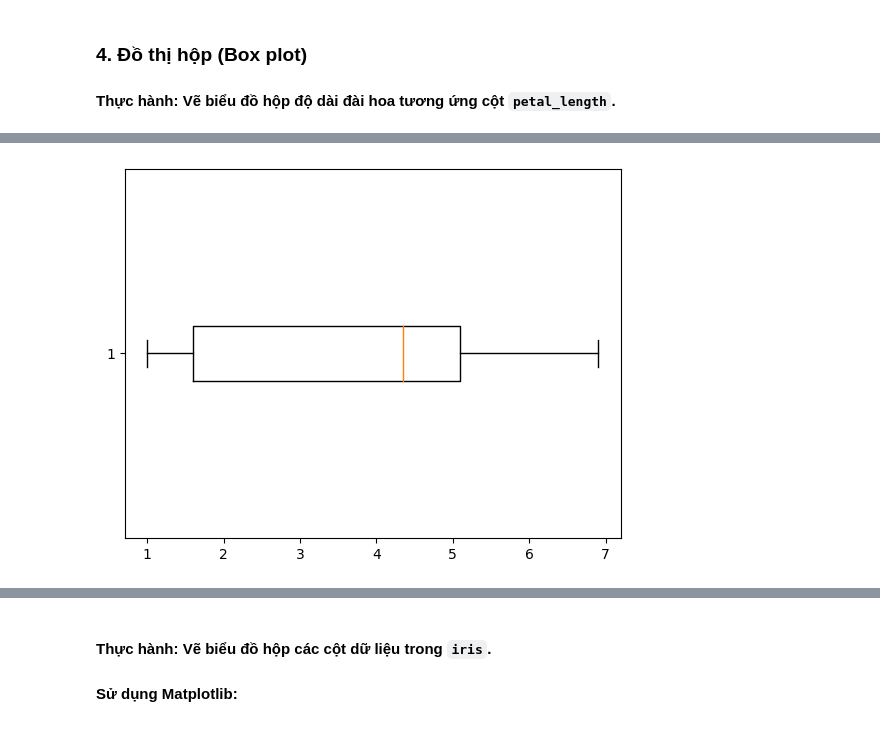
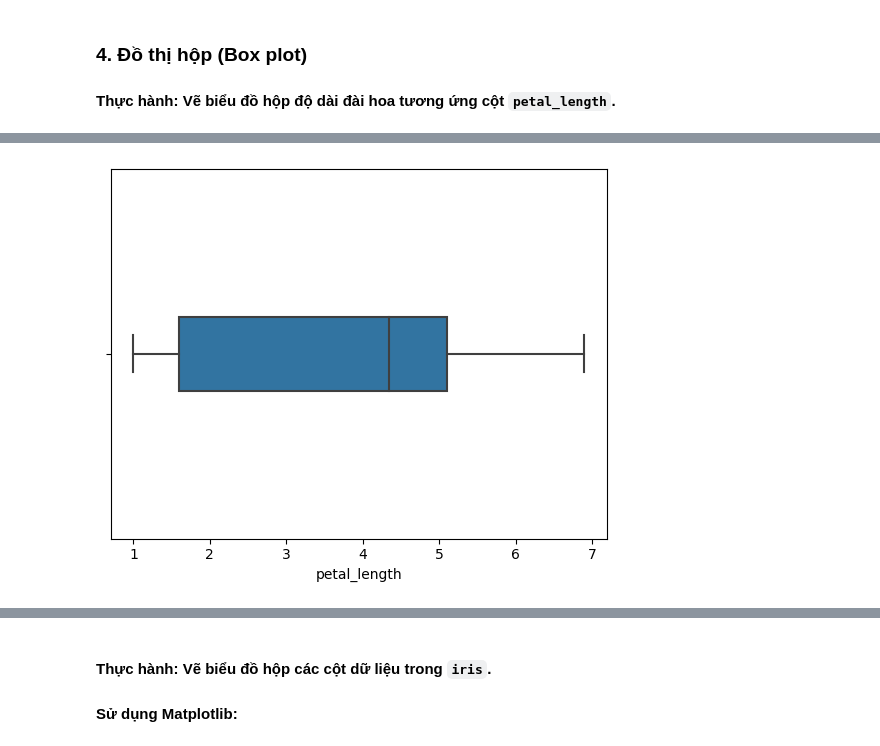
Before and after one commit to honghanhh/mci_python_33a8_l1, a Jupyter notebook: Live Slides/Live Lecture 7/Tranlhb_Live_Lecture_07-Copy1.ipynb, the cells around one changed output, grey strips where cells are left out. Cells and saved outputs as stored; diff of their text form; code cells hidden in the pictures.

```diff
--- a/Live Slides/Live Lecture 7/Tranlhb_Live_Lecture_07-Copy1.ipynb
+++ b/Live Slides/Live Lecture 7/Tranlhb_Live_Lecture_07-Copy1.ipynb
@@ -226,3 +226,6 @@ plt.show()
 [figure]
 # %% [markdown]
 ### 2. Đồ thị phân phối (Histogram/Distribution)
+# %%
+iris = sns.load_dataset('iris')
+iris.head(5)
@@ -298,3 +379,5 @@ Name: petal_length, dtype: float64
 # %%
+sns.boxplot(data=iris, x='petal_length', width=0.2)
+plt.show()
 # %% [output]
-[figure, old version]
+[figure, new version]
```
Also changed, not shown: parts of 37 cells of this notebook, 1 other file.
